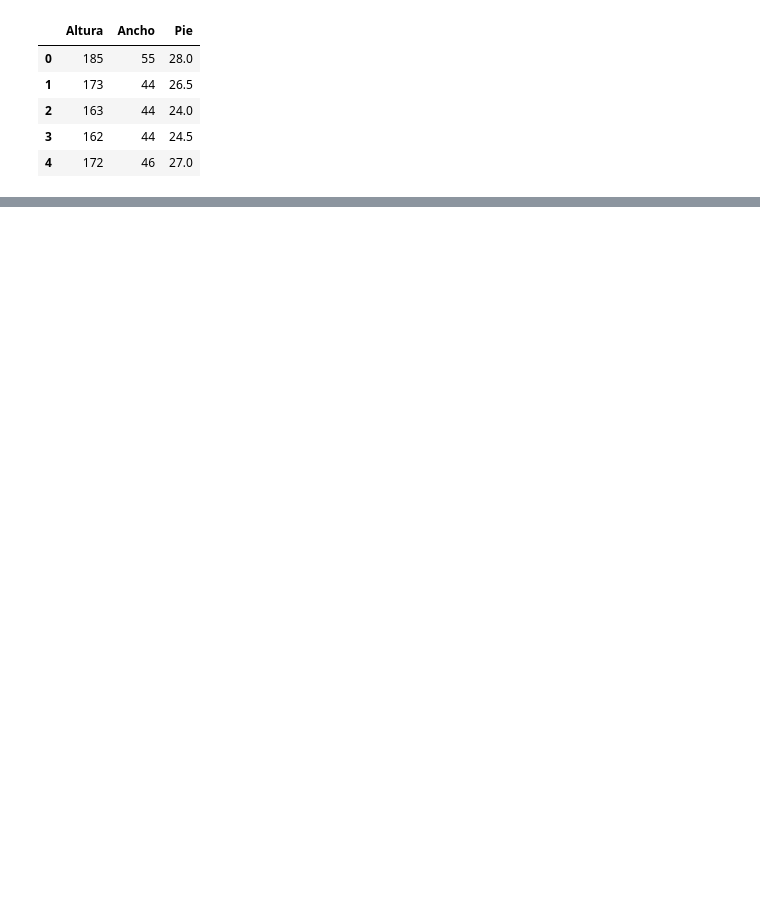
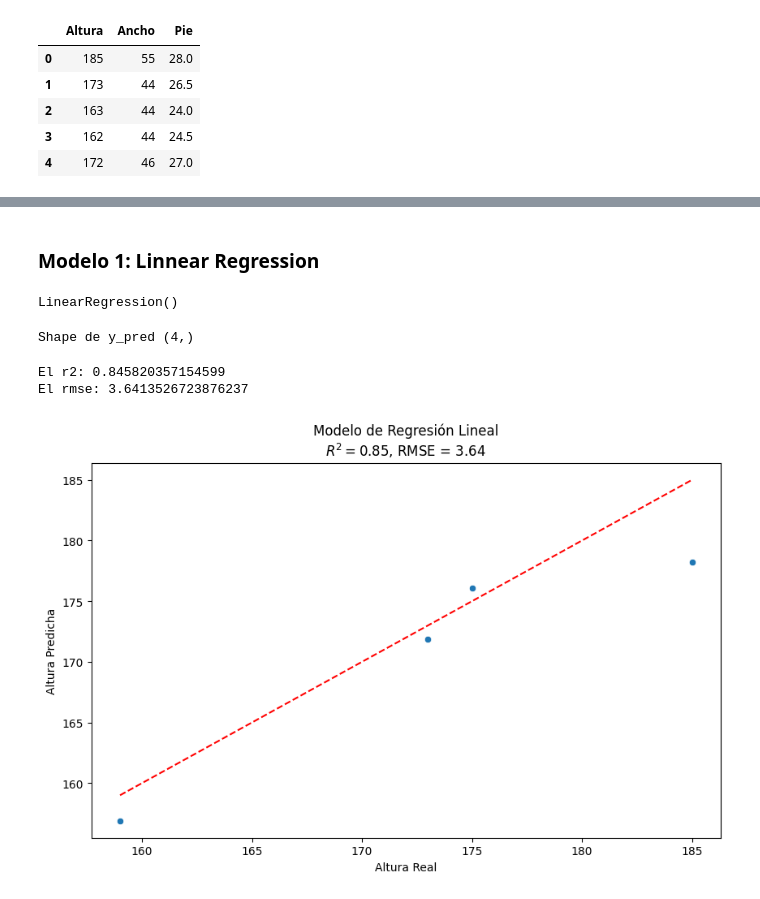
Before and after one commit to EstebanGomezVal/Estimacion_Exam_2, a Jupyter notebook: Examen_2.ipynb, the cells around one changed output, grey strips where cells are left out. Cells and saved outputs as stored; diff of their text form; code cells hidden in the pictures; blank space fills up the shorter version.

Commit message:
Modelo Basico

```diff
--- a/Examen_2.ipynb
+++ b/Examen_2.ipynb
@@ -70,0 +79,5 @@ fig.show()
+# %%
+X = df[['Pie', 'Ancho']]
+y = df['Altura']
+# %%
+X_train, X_test, y_train, y_test = train_test_split(X, y, test_size=0.2, random_state=42)
@@ -70,0 +94,31 @@ fig.show()
+# %% [markdown]
+### **Modelo 1: Linnear Regression**
+# %%
+model = LinearRegression()
+model.fit(X_train, y_train)
+# %% [output]
+LinearRegression()
+# %%
+y_pred = model.predict(X_test)
+# %%
+print(f'Shape de y_pred {y_pred.shape}')
+# %% [output]
+Shape de y_pred (4,)
+# %%
+r2 = r2_score(y_test, y_pred)
+rmse = np.sqrt(mean_squared_error(y_test, y_pred))
+print(f'El r2: {r2}')
+print(f'El rmse: {rmse}')
+# %% [output]
+El r2: 0.845820357154599
+El rmse: 3.6413526723876237
+# %%
+plt.figure(figsize=(10, 6))
+sns.scatterplot(x=y_test, y=y_pred)
+plt.plot([y_test.min(), y_test.max()], [y_test.min(), y_test.max()], color='red', linestyle='--')  # Línea de identidad
+plt.title(f"Modelo de Regresión Lineal\n$R^2 = {r2:.2f}$, RMSE = {rmse:.2f}")
+plt.xlabel("Altura Real")
+plt.ylabel("Altura Predicha")
+plt.show()
+# %% [output]
+[figure, added]
```
Also changed, not shown: parts of 4 cells of this notebook.
